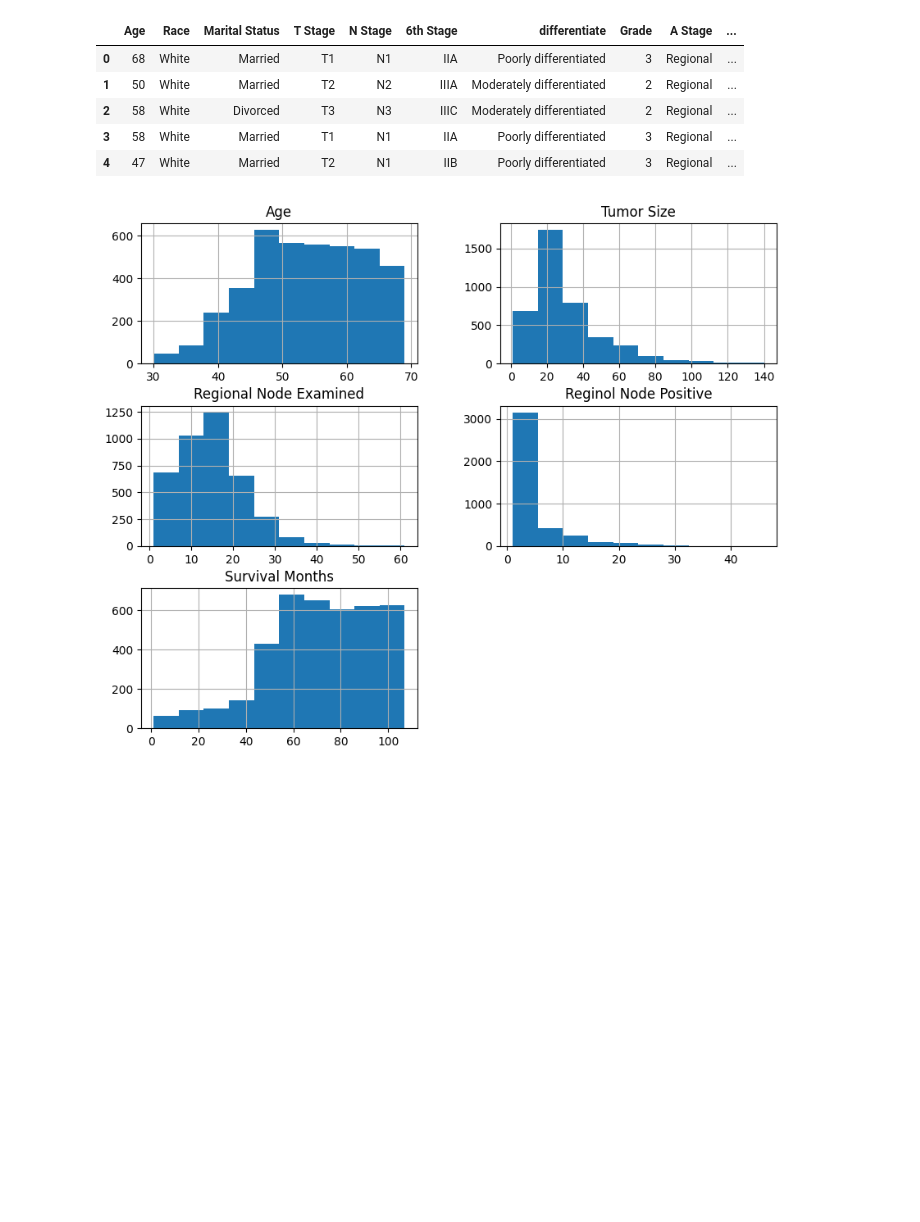
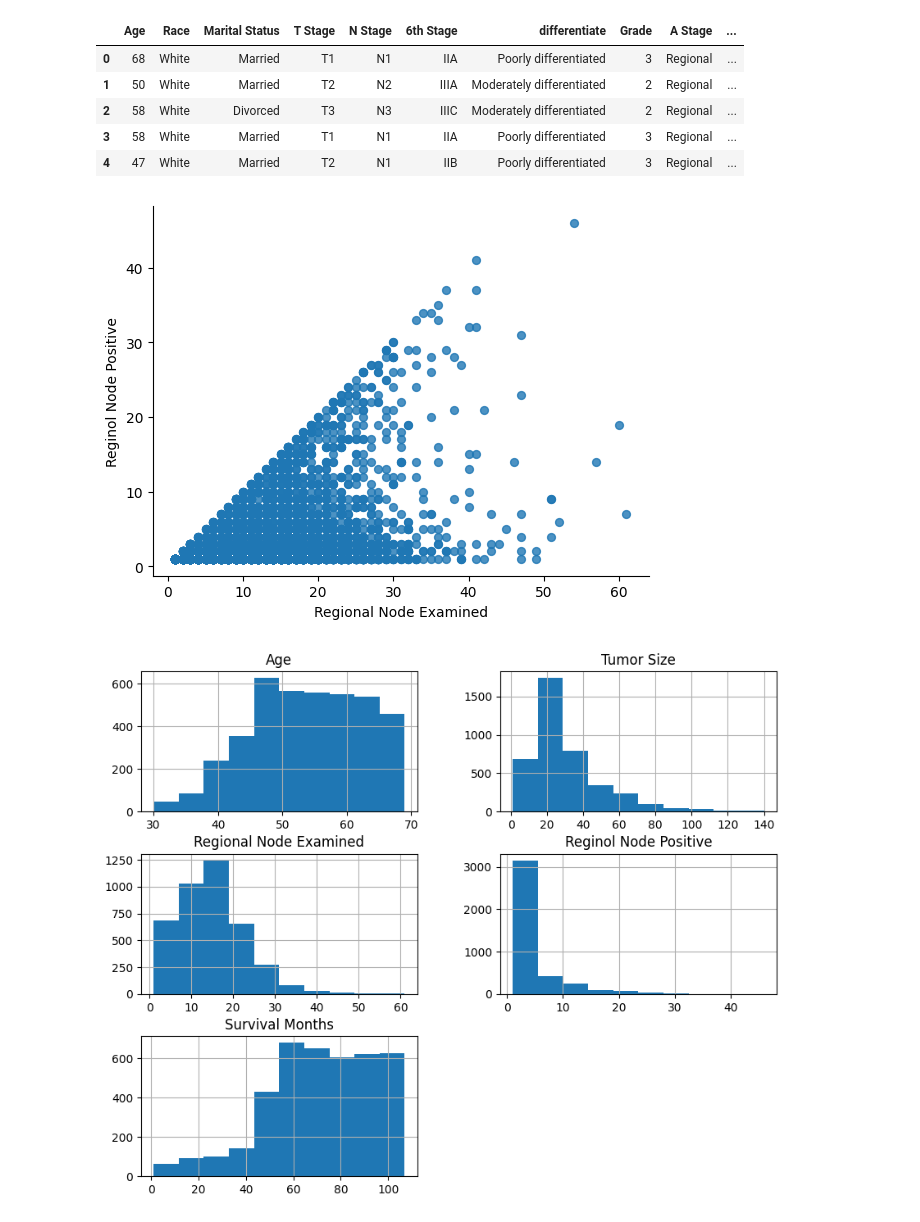
Before and after one commit to Manav-Khandurie/Breast-Cancer-ML-Models, a Jupyter notebook: BreastCancerMLModels.ipynb, the cells around one changed output. Cells and saved outputs as stored; diff of their text form; code cells hidden in the pictures; blank space fills up the shorter version.

```diff
--- a/BreastCancerMLModels.ipynb
+++ b/BreastCancerMLModels.ipynb
@@ -52,6 +48,12 @@ df.head()
 | 2 | 58 | White | Divorced | T3 | N3 | IIIC | Moderately differentiated | 2 | Regional | ... |
 | 3 | 58 | White | Married | T1 | N1 | IIA | Poorly differentiated | 3 | Regional | ... |
 | 4 | 47 | White | Married | T2 | N1 | IIB | Poorly differentiated | 3 | Regional | ... |
+# %%
+
+df.plot(kind='scatter', x='Regional Node Examined', y='Reginol Node Positive', s=32, alpha=.8)
+plt.gca().spines[['top', 'right',]].set_visible(False)
+# %% [output]
+[figure, added]
 # %%
 df.hist(figsize=(10, 8))
 plt.show()
```
Also changed, not shown: parts of 7 cells of this notebook.
